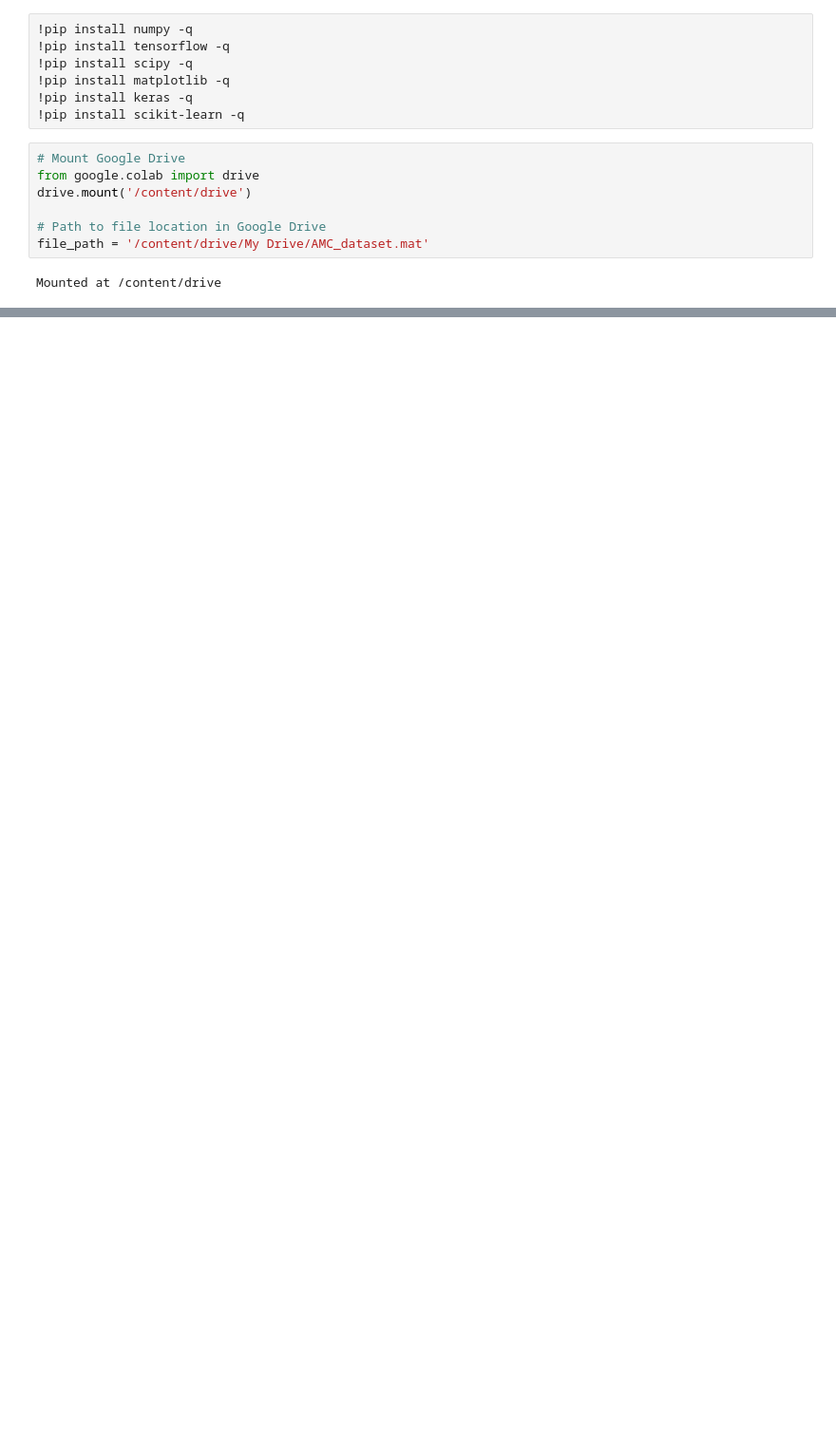
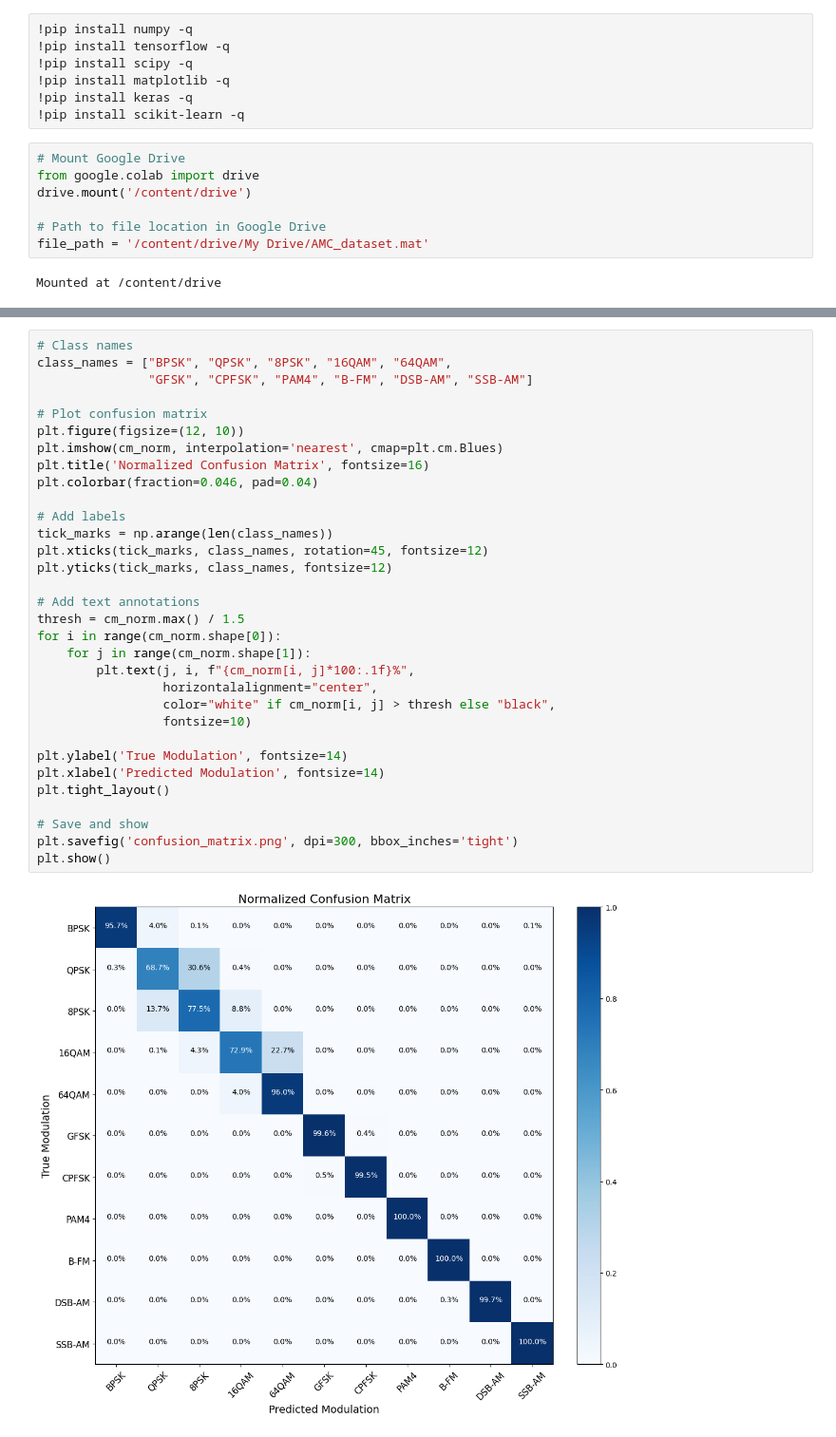
Before and after one commit to taniasahu/Automatic-Modulation-Classification-, a Jupyter notebook: ResNet_CNN.ipynb, the cells around one changed output, grey strips where cells are left out. Shown at 95% size. Saved outputs shown, nothing was run; the diff lists cells and outputs as text; blank space fills up the shorter version.

```diff
--- a/ResNet_CNN.ipynb
+++ b/ResNet_CNN.ipynb
@@ -181,0 +238,34 @@ plt.show()
+# %%
+# Class names
+class_names = ["BPSK", "QPSK", "8PSK", "16QAM", "64QAM",
+               "GFSK", "CPFSK", "PAM4", "B-FM", "DSB-AM", "SSB-AM"]
+
+# Plot confusion matrix
+plt.figure(figsize=(12, 10))
+plt.imshow(cm_norm, interpolation='nearest', cmap=plt.cm.Blues)
+plt.title('Normalized Confusion Matrix', fontsize=16)
+plt.colorbar(fraction=0.046, pad=0.04)
+
+# Add labels
+tick_marks = np.arange(len(class_names))
+plt.xticks(tick_marks, class_names, rotation=45, fontsize=12)
+plt.yticks(tick_marks, class_names, fontsize=12)
+
+# Add text annotations
+thresh = cm_norm.max() / 1.5
+for i in range(cm_norm.shape[0]):
+    for j in range(cm_norm.shape[1]):
+        plt.text(j, i, f"{cm_norm[i, j]*100:.1f}%",
+                 horizontalalignment="center",
+                 color="white" if cm_norm[i, j] > thresh else "black",
+                 fontsize=10)
+
+plt.ylabel('True Modulation', fontsize=14)
+plt.xlabel('Predicted Modulation', fontsize=14)
+plt.tight_layout()
+
+# Save and show
+plt.savefig('confusion_matrix.png', dpi=300, bbox_inches='tight')
+plt.show()
+# %% [output]
+[figure, added]
```
Also changed, not shown: parts of 4 cells of this notebook.
